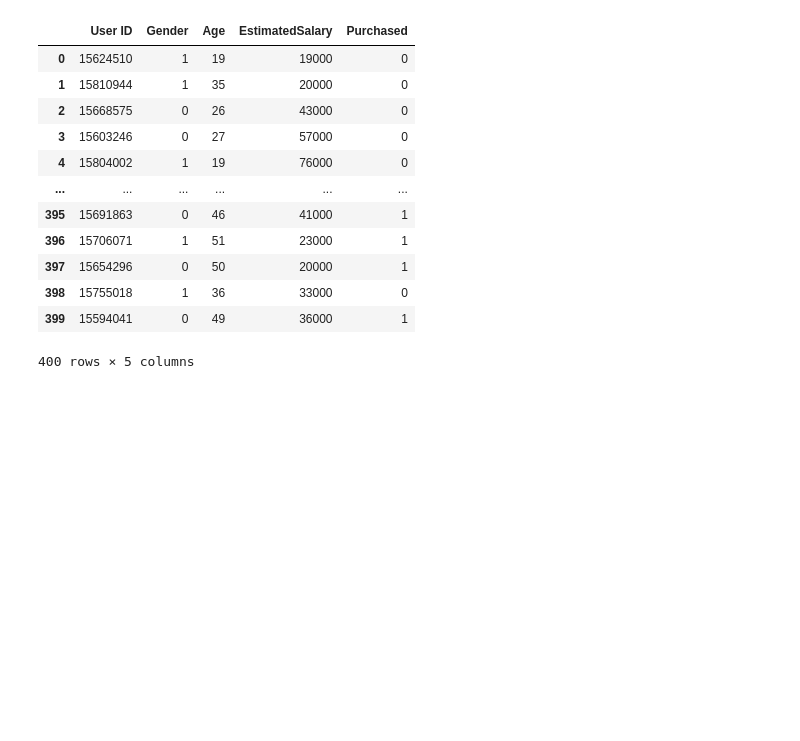
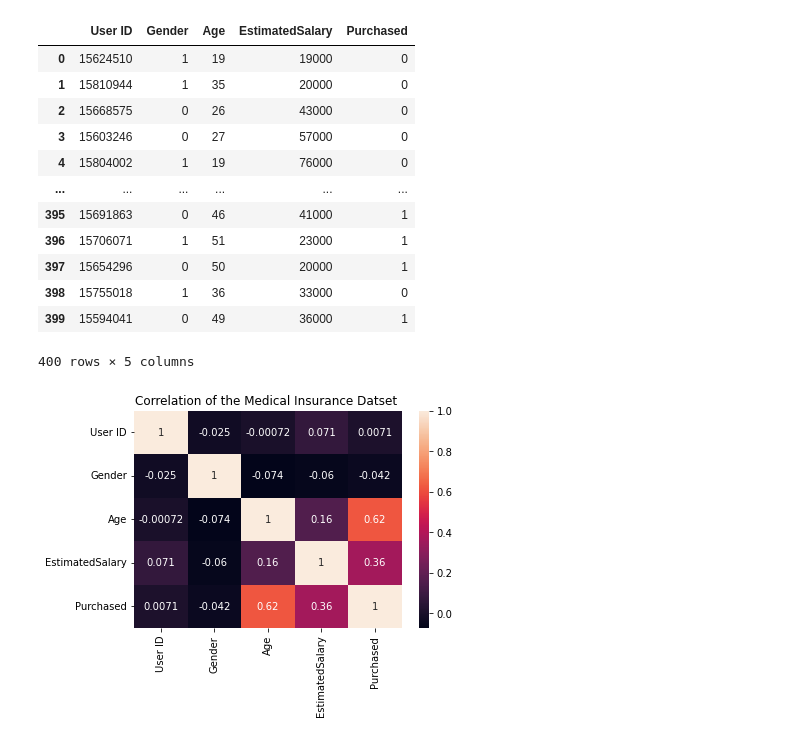
Before and after one commit to slimxy/CRAI-DataScience, a Jupyter notebook: Assignment2.ipynb, the cells around one changed output. Cells and saved outputs as stored; diff of their text form; code cells hidden in the pictures; blank space fills up the shorter version.

```diff
--- a/Assignment2.ipynb
+++ b/Assignment2.ipynb
@@ -83,6 +83,12 @@ d_encode
 | 398 | 15755018 | 1 | 36 | 33000 | 0 |
 | 399 | 15594041 | 0 | 49 | 36000 | 1 |
 400 rows × 5 columns
+# %%
+snb.heatmap(my_data.corr(), annot=True)
+plt.title("Correlation of the Medical Insurance Datset ")
+plt.show()
+# %% [output]
+[figure, added]
 # %%
 # Initialising X and y
 X= d_encode[["User ID", "Age", "EstimatedSalary", "Purchased"]]
```
Also changed, not shown: parts of 8 cells of this notebook, 4 other files.
